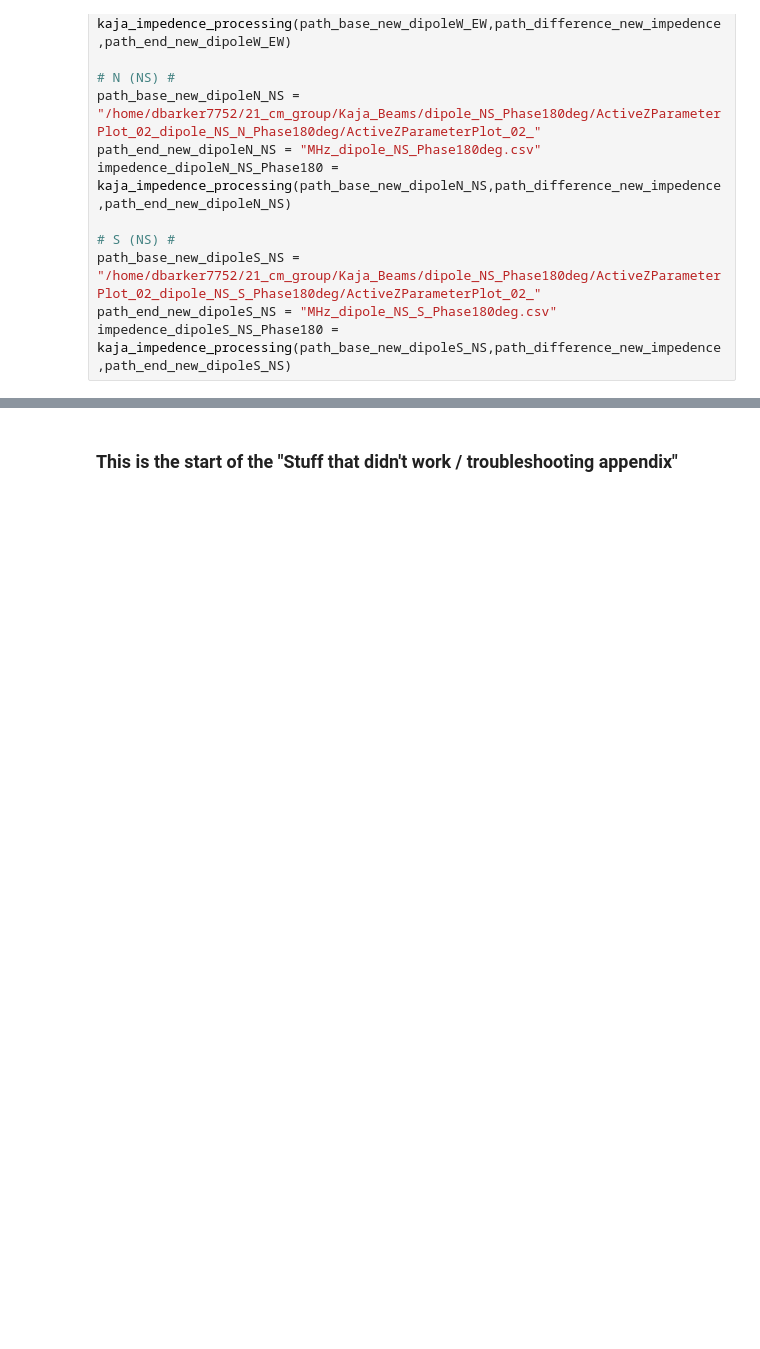
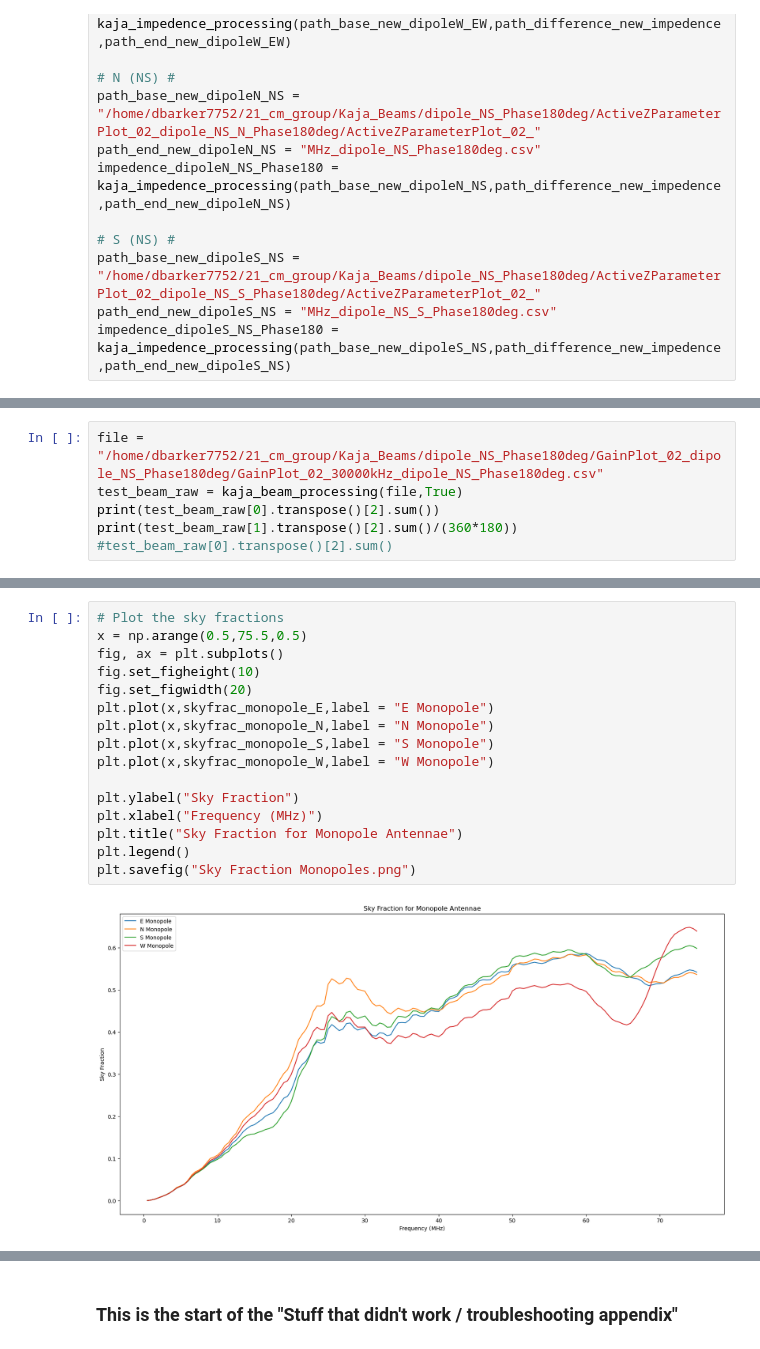
Before and after one commit to daba9359/LuCEE-Night_Simulation, a Jupyter notebook: Beam_weighted_foreground/Simulating_Beam_Weighted_Foreground.ipynb, the cells around one changed output, grey strips where cells are left out. Cells and saved outputs as stored; diff of their text form; blank space fills up the shorter version.

```diff
--- a/Beam_weighted_foreground/Simulating_Beam_Weighted_Foreground.ipynb
+++ b/Beam_weighted_foreground/Simulating_Beam_Weighted_Foreground.ipynb
@@ -619,0 +453,6 @@ array([[1, 2, 3, 4, 5],
+# %%
+file = "/home/dbarker7752/21_cm_group/Kaja_Beams/dipole_NS_Phase180deg/GainPlot_02_dipole_NS_Phase180deg/GainPlot_02_30000kHz_dipole_NS_Phase180deg.csv"
+test_beam_raw = kaja_beam_processing(file,True)
+print(test_beam_raw[0].transpose()[2].sum())
+print(test_beam_raw[1].transpose()[2].sum()/(360*180))
+#test_beam_raw[0].transpose()[2].sum()
@@ -619,0 +583,18 @@ array([[1, 2, 3, 4, 5],
+# %%
+# Plot the sky fractions
+x = np.arange(0.5,75.5,0.5)
+fig, ax = plt.subplots()
+fig.set_figheight(10)
+fig.set_figwidth(20)
+plt.plot(x,skyfrac_monopole_E,label = "E Monopole")
+plt.plot(x,skyfrac_monopole_N,label = "N Monopole")
+plt.plot(x,skyfrac_monopole_S,label = "S Monopole")
+plt.plot(x,skyfrac_monopole_W,label = "W Monopole")
+
+plt.ylabel("Sky Fraction")
+plt.xlabel("Frequency (MHz)")
+plt.title("Sky Fraction for Monopole Antennae")
+plt.legend()
+plt.savefig("Sky Fraction Monopoles.png")
+# %% [output]
+[figure, added]
```
Also changed, not shown: parts of 59 cells of this notebook, 9 other files.
